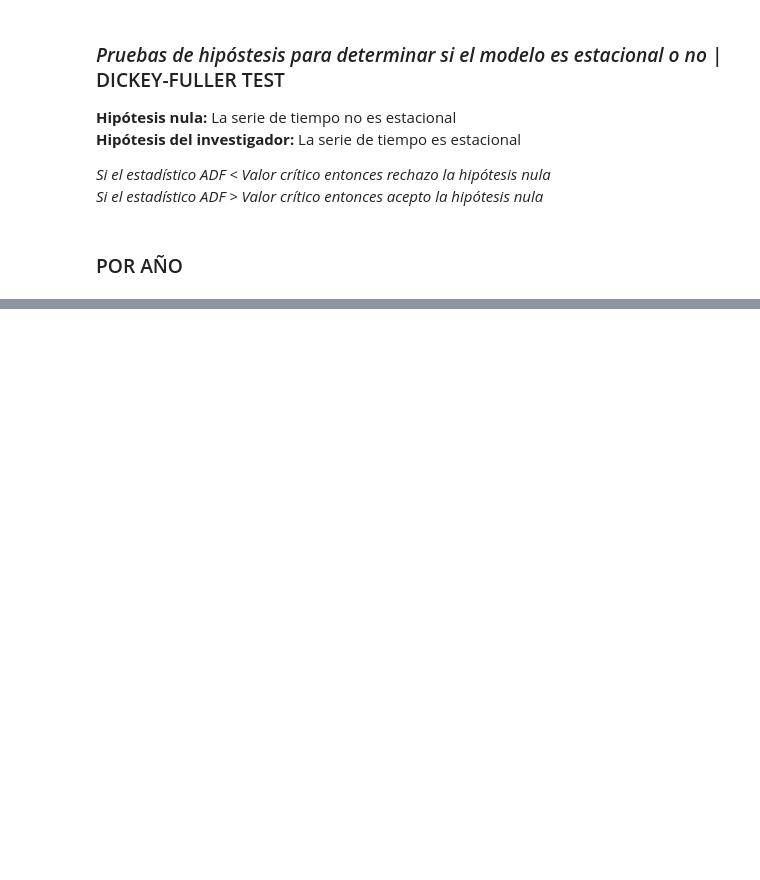
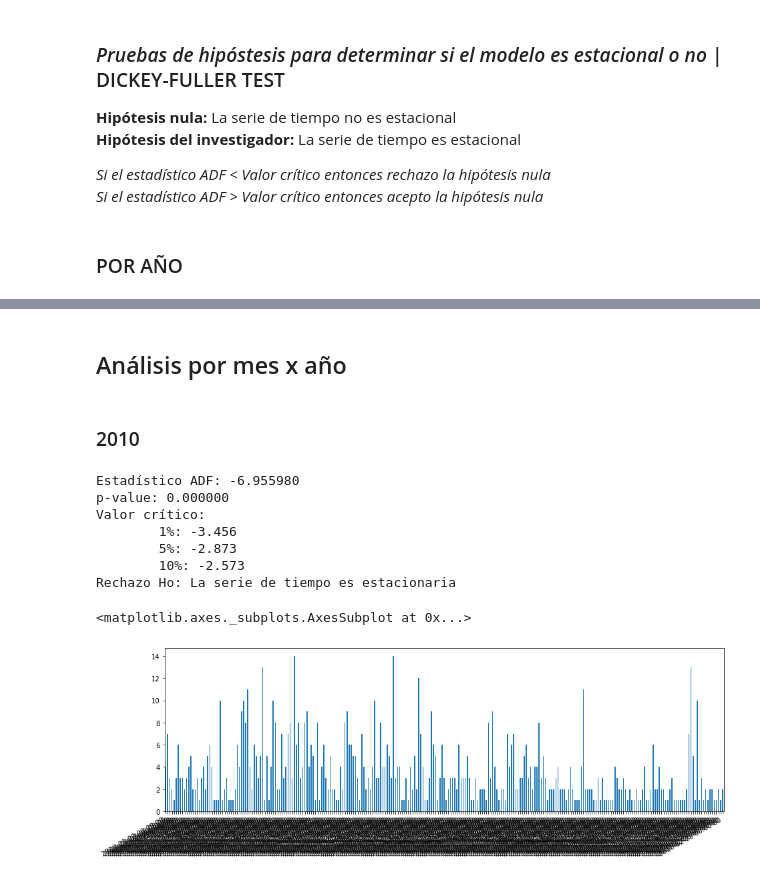
Before and after one commit to JuanImbachi/PDG, a Jupyter notebook: data_analytics/Exploración datos Buga.ipynb, the cells around one changed output, grey strips where cells are left out. Drawn from its saved outputs; the diff is of its cells as text; code cells hidden in the pictures; blank space fills up the shorter version.

```diff
--- a/data_analytics/Exploración datos Buga.ipynb
+++ b/data_analytics/Exploración datos Buga.ipynb
@@ -799,0 +220,45 @@ Rechazo Ho: La serie de tiempo es estacionaria
+# %% [markdown]
+## Análisis por mes x año
+# %% [markdown]
+### 2010
+# %%
+aux=df[df.Ano == 2010]
+months = aux["FecNot"].value_counts().sort_index()
+
+results = adfuller(months)
+print('Estadístico ADF: %f' % results[0])
+print('p-value: %f' % results[1])
+print('Valor crítico:')
+for key,value in results[4].items():
+    print('\t%s: %.3f'% (key,value))
+
+if results[0] < results[4]["5%"] :
+    print("Rechazo Ho: La serie de tiempo es estacionaria")
+    months.plot(kind='bar')
+else :
+    print("Acepta Ho: La serie de tiempo no es estacionaria\n\nDebido a que la serie de tiempo no es estacionaria se procede a transformarla:\n")
+    months = months.diff().dropna()
+    results = adfuller(months)
+    print('Estadístico ADF: %f' % results[0])
+    print('p-value: %f' % results[1])
+    print('Valor crítico:')
+    for key,value in results[4].items():
+        print('\t%s: %.3f'% (key,value))
+
+    if results[0] < results[4]["5%"] :
+        print("Rechazo Ho: La serie de tiempo es estacionaria")
+    else :
+        print("Acepta Ho: La serie de tiempo no es estacionaria")
+    months.plot(kind='bar')
+
+months.plot(figsize=(15,5))
+# %% [output]
+Estadístico ADF: -6.955980
+p-value: 0.000000
+Valor crítico:
+        1%: -3.456
+        5%: -2.873
+        10%: -2.573
+Rechazo Ho: La serie de tiempo es estacionaria
+<matplotlib.axes._subplots.AxesSubplot at 0x...>
+[figure, added]
```
Also changed, not shown: parts of 88 cells of this notebook, 3 other files.
